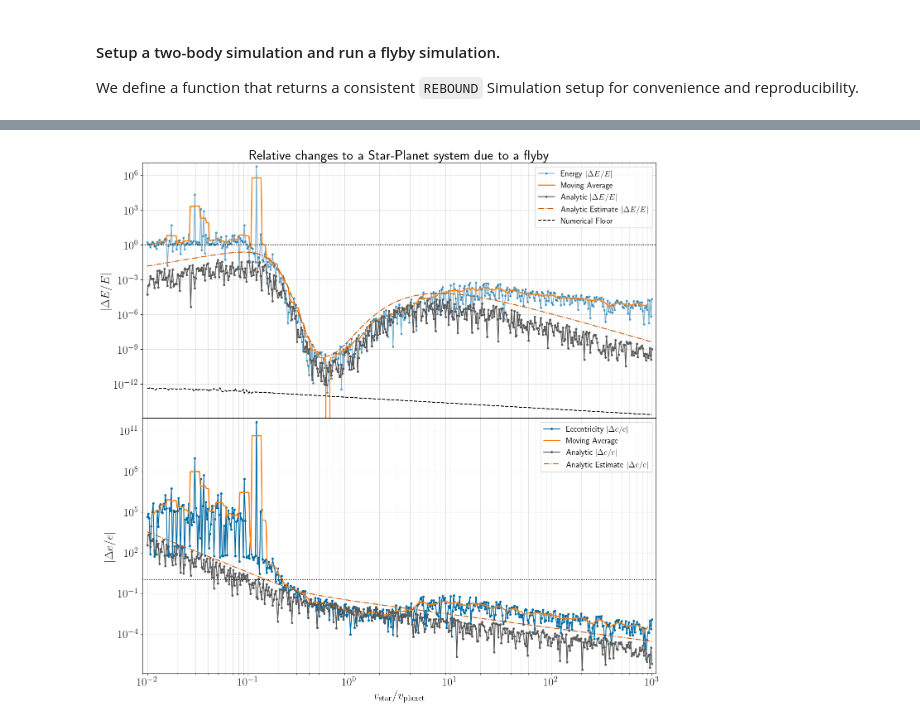
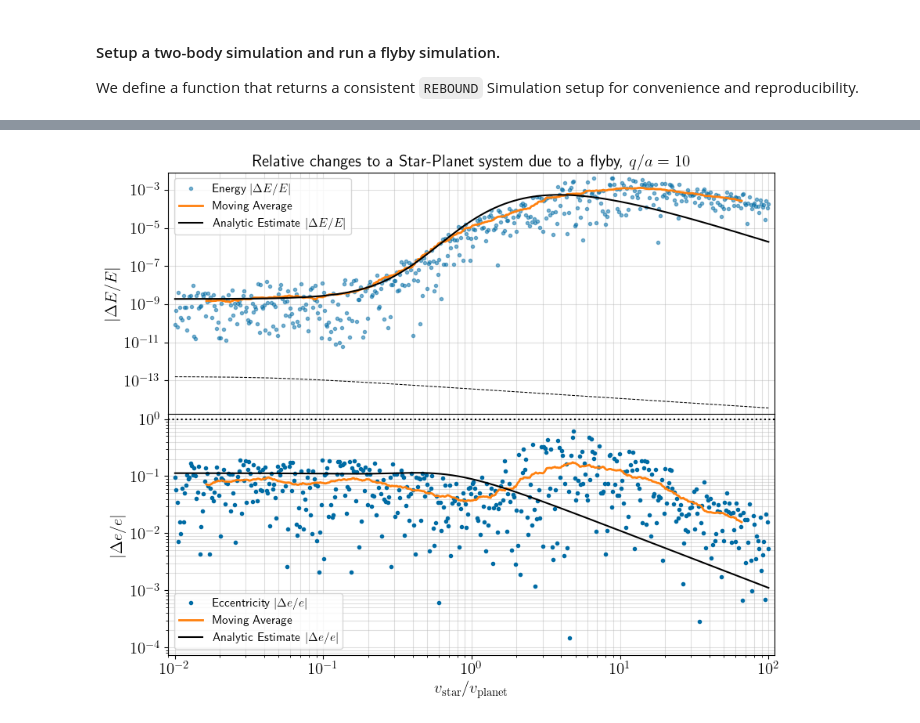
Before and after one commit to zyrxvo/airball, a Jupyter notebook: docs/examples/adiabatic-tests.ipynb, the cells around one changed output, grey strips where cells are left out. Saved outputs shown, nothing was run; the diff lists cells and outputs as text; code cells hidden in the pictures.

```diff
--- a/docs/examples/adiabatic-tests.ipynb
+++ b/docs/examples/adiabatic-tests.ipynb
@@ -70,2 +72,0 @@ The following takes about 90 seconds to run on an M1 Macbook Air.
-# %%
-ma = airball.tools.moving_average
@@ -189,40 +170,33 @@ de = np.abs((e[1:]-e[0])/e[0])
 # %%
-vs_v = star_vs/planet_v.value
 floor = 2.0**(-53.0) * np.sqrt(nsteps)
+n = 50
+plt.rcParams.update({'font.size': 15})
+fig,ax = plt.subplots(2,1, figsize=(10,8), sharex=True)
+ax[0].set_title(rf'Relative changes to a Star-Planet system due to a flyby, $q/a={{{qFrac}}}$', font={'size':15})
 
-plt.rcParams.update({'font.size': 20})
-fig,ax = plt.subplots(2,1, figsize=(16,16), sharex=True)
-ax[0].set_title('Relative changes to a Star-Planet system due to a flyby')
-
-ax[0].plot(vs_v, dE, 'C0.-', alpha=0.5, label=r'Energy $|\Delta E/E|$')
-ax[0].plot(ma(vs_v, n=10), ma(dE, n=10), 'C1-', lw=2, label='Moving Average')
-ax[0].plot(vs_v, analytic_dE, 'C3.-', label=r'Analytic $|\Delta E/E|$')
-ax[0].plot(vs_v, est_dE, 'C5-.', label=r'Analytic Estimate $|\Delta E/E|$')
-ax[0].plot(vs_v, floor, 'k--', label='Numerical Floor')
+ax[0].loglog(vs_v, dE, 'C0.', alpha=0.5, label=r'Energy $|\Delta E/E|$')
+ax[0].loglog(ma(vs_v, n=n), ma(dE, n=n), 'C1-', lw=2, label='Moving Average')
+ax[0].loglog(vs_v, est_dE, 'k-', label=r'Analytic Estimate $|\Delta E/E|$')
+ax[0].loglog(vs_v, floor, 'k--', lw=0.75)
 ax[0].axhline(y=1, ls=':', c='k')
-ax[0].legend(prop={'size': 14})
-ax[0].set_yscale('log')
-ax[0].set_xscale('log')
-ax[0].xaxis.grid(True, which='both', alpha=0.4)
-ax[0].yaxis.grid(True, which='both', alpha=0.4)
 ax[0].set_ylabel(r'$|\Delta E/E|$')
 ax[0].set_xlim([np.min(vs_v)*0.9, np.max(vs_v)*1.1])
 ax[0].set_ylim([np.min([dE, floor])/2, np.max(dE)*2])
 
-ax[1].plot(vs_v, de, 'C0.-', label=r'Eccentricity $|\Delta e/e|$')
-ax[1].plot(ma(vs_v, n=10), ma(de, n=10), 'C1-', lw=2, label='Moving Average')
-ax[1].plot(vs_v, analytic_de, 'C3.-', label=r'Analytic $|\Delta e/e|$')
-ax[1].plot(vs_v, est_de, 'C5-.', label=r'Analytic Estimate $|\Delta e/e|$')
+ax[1].loglog(vs_v, de, 'C0.', label=r'Eccentricity $|\Delta e/e|$')
+ax[1].loglog(ma(vs_v, n=n), ma(de, n=n), 'C1-', lw=2, label='Moving Average')
+ax[1].loglog(vs_v, est_de, 'k-', label=r'Analytic Estimate $|\Delta e/e|$')
 ax[1].axhline(y=1, ls=':', c='k')
-ax[1].legend(prop={'size': 14})
-ax[1].set_ylim([np.min([de,analytic_de])/2, np.max([de,analytic_de])*2])
-ax[1].set_yscale('log')
-ax[1].xaxis.grid(True, which='both', alpha=0.4)
-ax[1].yaxis.grid(True, which='both', alpha=0.4)
+ax[1].set_ylim([np.min(de)/2, np.max(de)*2])
 ax[1].set_ylabel(r'$|\Delta e/e|$')
 ax[1].set_xlabel(r'$v_\mathrm{star}/v_\mathrm{planet}$')
 
+for i in range(2):
+    ax[i].legend(prop={'size': 11})
+    ax[i].xaxis.grid(True, which='both', alpha=0.4)
+    ax[i].yaxis.grid(True, which='both', alpha=0.4)
+
 plt.subplots_adjust(hspace=0.)
 plt.show()
 # %% [output]
-[figure, old version]
+[figure, new version]
```
Also changed, not shown: parts of 14 cells of this notebook, 1 other file.
